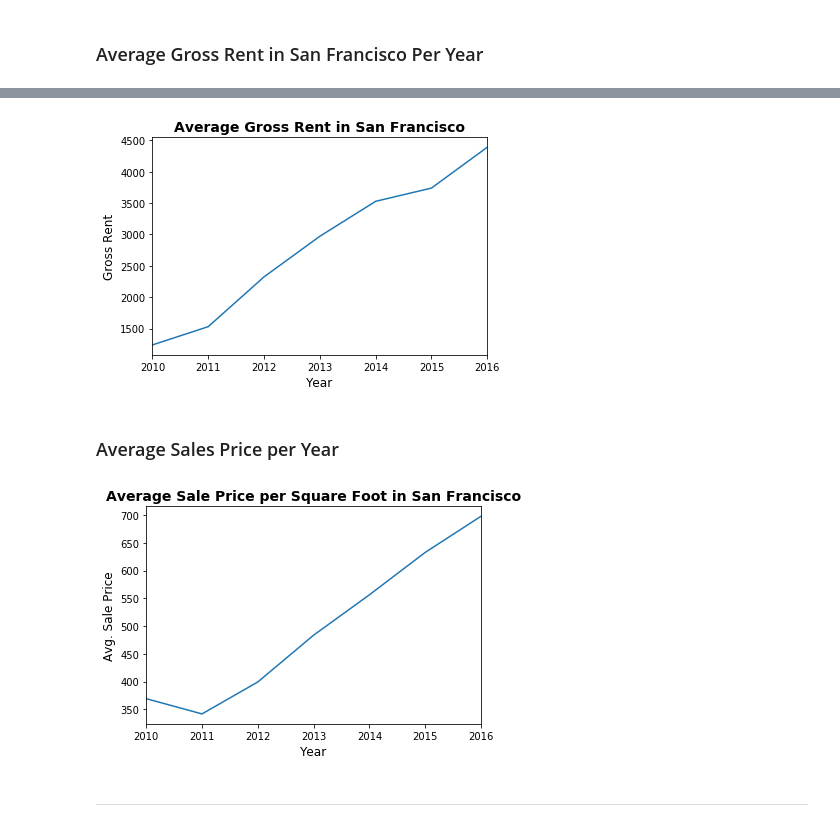
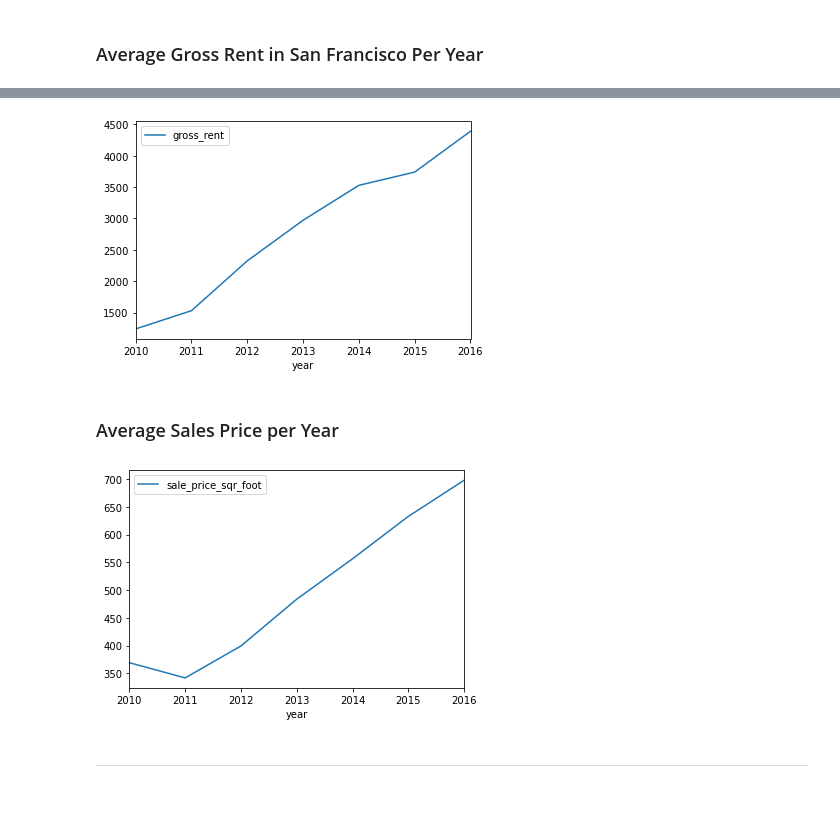
Before and after one commit to markmurdock11/pyviz, a Jupyter notebook: 06-PyViz/Instructions/Starter_Code/rental_analysis.ipynb, the cells around one changed output, grey strips where cells are left out. Saved outputs shown, nothing was run; the diff lists cells and outputs as text; code cells hidden in the pictures; blank space fills up the shorter version.

Commit message:
avg sale, rent, house

```diff
--- a/06-PyViz/Instructions/Starter_Code/rental_analysis.ipynb
+++ b/06-PyViz/Instructions/Starter_Code/rental_analysis.ipynb
@@ -82,3 +82,9 @@ In this section, you will calculate the average gross rent and average sales pri
 # %%
 # Calculate the average gross rent and average sale price per square foot
 # YOUR CODE HERE!
+
+average_rent_sale = dataframe_means.drop(columns = ["housing_units"])
+
+avg_sale = average_rent_sale.drop(columns= "gross_rent")
+
+avg_rent = average_rent_sale.drop(columns= "sale_price_sqr_foot")
@@ -95,15 +91,19 @@ In this section, you will calculate the average gross rent and average sales pri
 # %%
 # Plot the Average Gross Rent per Year as a Line Chart
 # YOUR CODE HERE!
+
+avg_rent_plot = avg_rent.plot.line()
 # %% [output]
-[figure, old version]
+[figure, new version]
 # %% [markdown]
 ### Average Sales Price per Year
 # %%
 # Plot the Average Sales Price per Year as a line chart
 # YOUR CODE HERE!
+
+avg_sale_plot = avg_sale.plot.line()
 # %% [output]
-[figure, old version]
+[figure, new version]
 # %% [markdown]
 - - -
 # %% [markdown]
```
Also changed, not shown: parts of 1 cell of this notebook.
